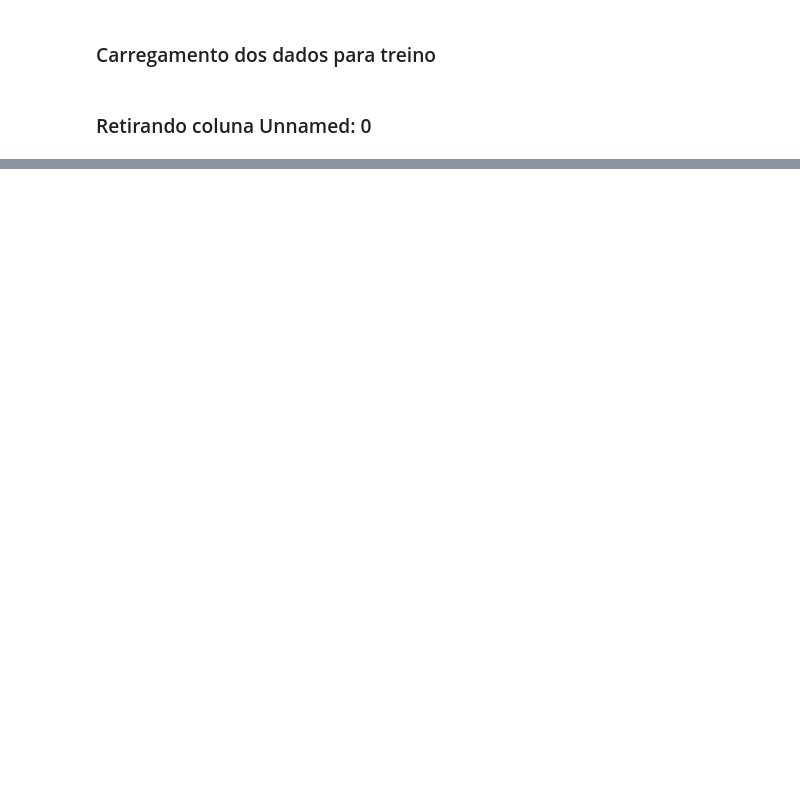
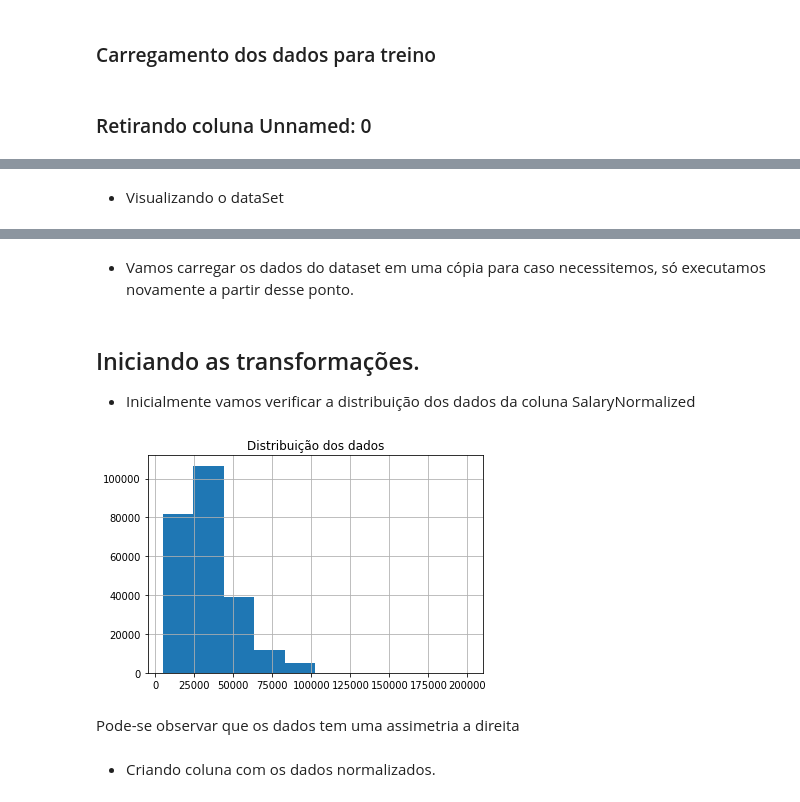
Before and after one commit to NophaieViscente/PredictSalary, a Jupyter notebook: PredictSalary_RegressionProblemExample_Training_Evaluating_Models.ipynb, the cells around one changed output, grey strips where cells are left out. Drawn from its saved outputs; the diff is of its cells as text; code cells hidden in the pictures; blank space fills up the shorter version.

```diff
--- a/PredictSalary_RegressionProblemExample_Training_Evaluating_Models.ipynb
+++ b/PredictSalary_RegressionProblemExample_Training_Evaluating_Models.ipynb
@@ -28,3 +33,5 @@ KeyError: ignored
+# %% [markdown]
+* Visualizando o dataSet
 # %%
 train.head()
 # %% [output]
@@ -34,3 +41,21 @@ train.head()
 | 2 | 12612844 | Modelling and simulation analyst | Mathematical Modeller / Simulatio... | Hampshire, South East, South East | Hampshire | NaN | permanent | ... |
 | 3 | 12613049 | Engineering Systems Analyst / Mat... | Engineering Systems Analyst / Mat... | Surrey, South East, South East | Surrey | NaN | permanent | ... |
 | 4 | 12613647 | Pioneer, Miser Engineering System... | Pioneer, Miser Engineering System... | Surrey, South East, South East | Surrey | NaN | permanent | ... |
+# %% [markdown]
+* Vamos carregar os dados do dataset em uma cópia para caso necessitemos, só executamos novamente a partir desse ponto.
+# %%
+df_tmp = train
+# %% [markdown]
+## Iniciando as transformações.
+
+* Inicialmente vamos verificar a distribuição dos dados da coluna SalaryNormalized
+# %%
+df_tmp.SalaryNormalized.hist()
+plt.title('Distribuição dos dados')
+plt.show()
+# %% [output]
+[figure, added]
+# %% [markdown]
+Pode-se observar que os dados tem uma assimetria a direita
+# %% [markdown]
+* Criando coluna com os dados normalizados.
```
Also changed, not shown: parts of 35 cells of this notebook.
